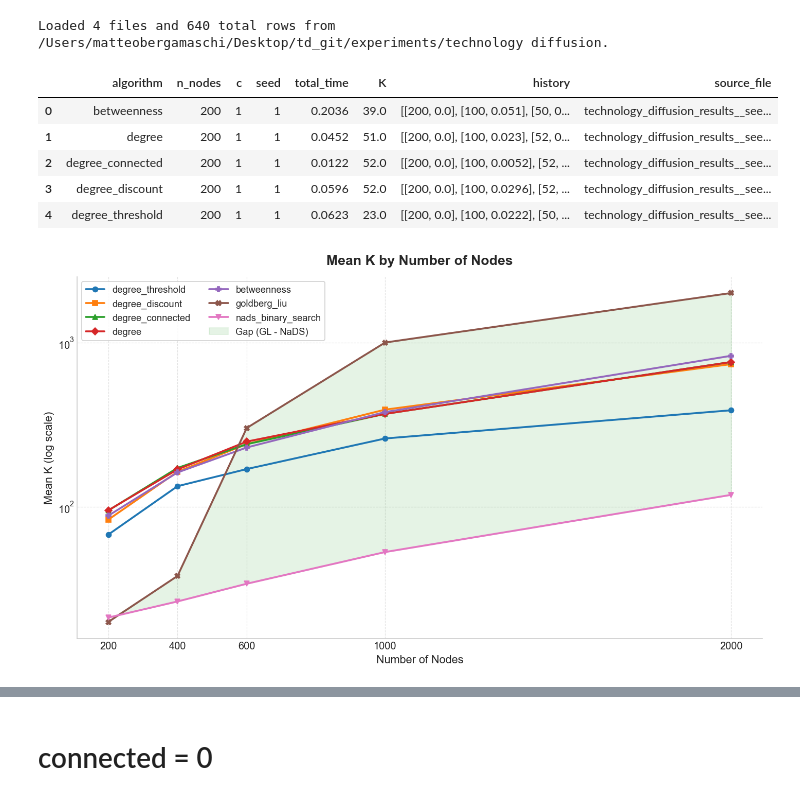
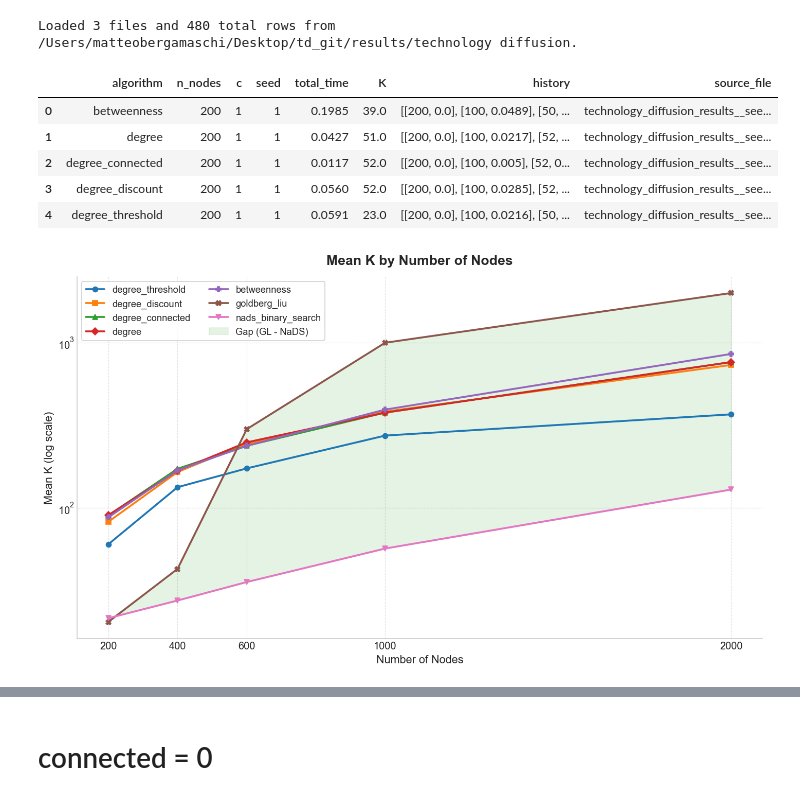
Before and after one commit to Berga53/Technology-Diffusion, a Jupyter notebook: notebooks/results.ipynb, the cells around one changed output, grey strips where cells are left out. Saved outputs shown, nothing was run; the diff lists cells and outputs as text; code cells hidden in the pictures.

```diff
--- a/notebooks/results.ipynb
+++ b/notebooks/results.ipynb
@@ -24,44 +24,44 @@ figures_dir = project_root / "figures"
 figures_dir.mkdir(parents=True, exist_ok=True)
 # %%
 project_root = Path.cwd()
-if not (project_root / "experiments").exists():
+if not (project_root / "results").exists():
     project_root = project_root.parent
 
-results_dir = project_root / "experiments" / "technology diffusion"
+results_dir = project_root / "results" / "technology diffusion"
 if not results_dir.exists():
     raise FileNotFoundError(f"Results directory not found: {results_dir}")
 
 result_csv_files = sorted(results_dir.glob("technology_diffusion_results__*.csv"))
 if not result_csv_files:
     fallback = results_dir / "technology_diffusion_results.csv"
     if fallback.exists():
         result_csv_files = [fallback]
 
 if not result_csv_files:
     raise FileNotFoundError("No technology_diffusion_results CSV files were found.")
 
 frames = []
 for file in result_csv_files:
     df = pd.read_csv(file)
     df["source_file"] = file.name
     frames.append(df)
 
 df_results = pd.concat(frames, ignore_index=True)
 
 for col in ["n_nodes", "c", "seed", "total_time", "K"]:
     if col in df_results.columns:
         df_results[col] = pd.to_numeric(df_results[col], errors="coerce")
 
 print(f"Loaded {len(result_csv_files)} files and {len(df_results)} total rows from {results_dir}.")
 df_results.head()
 # %% [output]
-Loaded 4 files and 640 total rows from /Users/matteobergamaschi/Desktop/td_git/experiments/technology diffusion.
+Loaded 3 files and 480 total rows from /Users/matteobergamaschi/Desktop/td_git/results/technology diffusion.
 |  | algorithm | n_nodes | c | seed | total_time | K | history | source_file |
-| 0 | betweenness | 200 | 1 | 1 | 0.2036 | 39.0 | [[200, 0.0], [100, 0.051], [50, 0... | technology_diffusion_results__see... |
-| 1 | degree | 200 | 1 | 1 | 0.0452 | 51.0 | [[200, 0.0], [100, 0.023], [52, 0... | technology_diffusion_results__see... |
-| 2 | degree_connected | 200 | 1 | 1 | 0.0122 | 52.0 | [[200, 0.0], [100, 0.0052], [52, ... | technology_diffusion_results__see... |
-| 3 | degree_discount | 200 | 1 | 1 | 0.0596 | 52.0 | [[200, 0.0], [100, 0.0296], [52, ... | technology_diffusion_results__see... |
-| 4 | degree_threshold | 200 | 1 | 1 | 0.0623 | 23.0 | [[200, 0.0], [100, 0.0222], [50, ... | technology_diffusion_results__see... |
+| 0 | betweenness | 200 | 1 | 1 | 0.1985 | 39.0 | [[200, 0.0], [100, 0.0489], [50, ... | technology_diffusion_results__see... |
+| 1 | degree | 200 | 1 | 1 | 0.0427 | 51.0 | [[200, 0.0], [100, 0.0217], [52, ... | technology_diffusion_results__see... |
+| 2 | degree_connected | 200 | 1 | 1 | 0.0117 | 52.0 | [[200, 0.0], [100, 0.005], [52, 0... | technology_diffusion_results__see... |
+| 3 | degree_discount | 200 | 1 | 1 | 0.0560 | 52.0 | [[200, 0.0], [100, 0.0285], [52, ... | technology_diffusion_results__see... |
+| 4 | degree_threshold | 200 | 1 | 1 | 0.0591 | 23.0 | [[200, 0.0], [100, 0.0216], [50, ... | technology_diffusion_results__see... |
 # %%
 algorithm_order = [
     "degree_threshold",
@@ -130,7 +130,7 @@ if save:
     fig.savefig(figures_dir / "mean_k_by_nodes.png", dpi=220, bbox_inches="tight")
 plt.show()
 # %% [output]
-[figure, old version]
+[figure, new version]
 # %%
 show_std_band = 1
 
```
Also changed, not shown: parts of 2 cells of this notebook, 3 other files.
